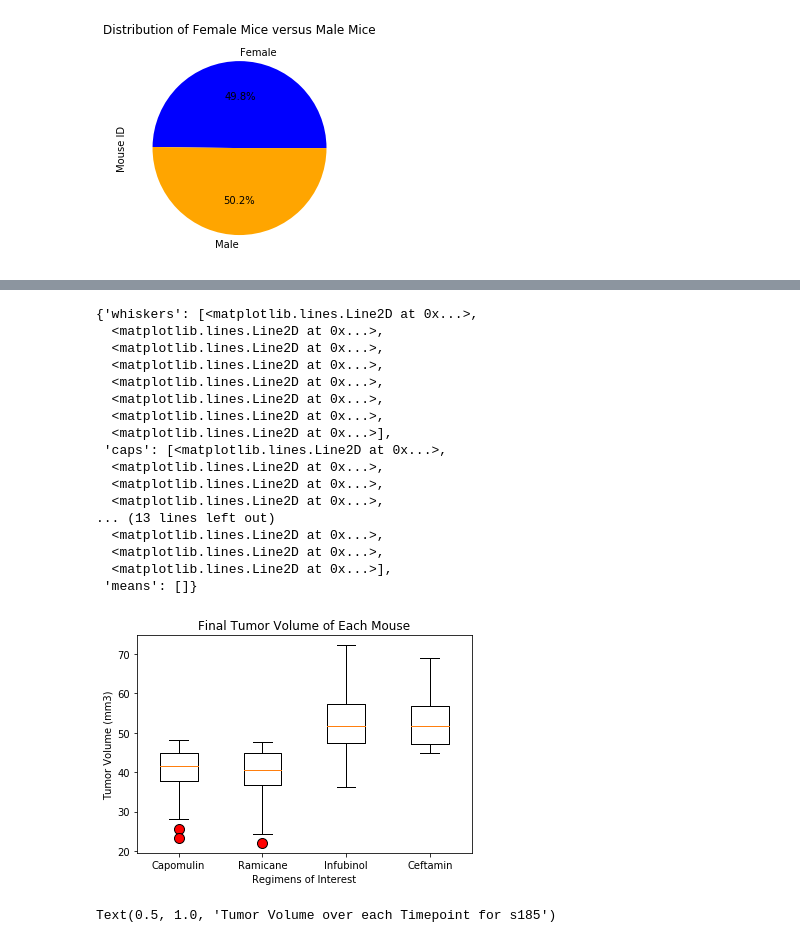
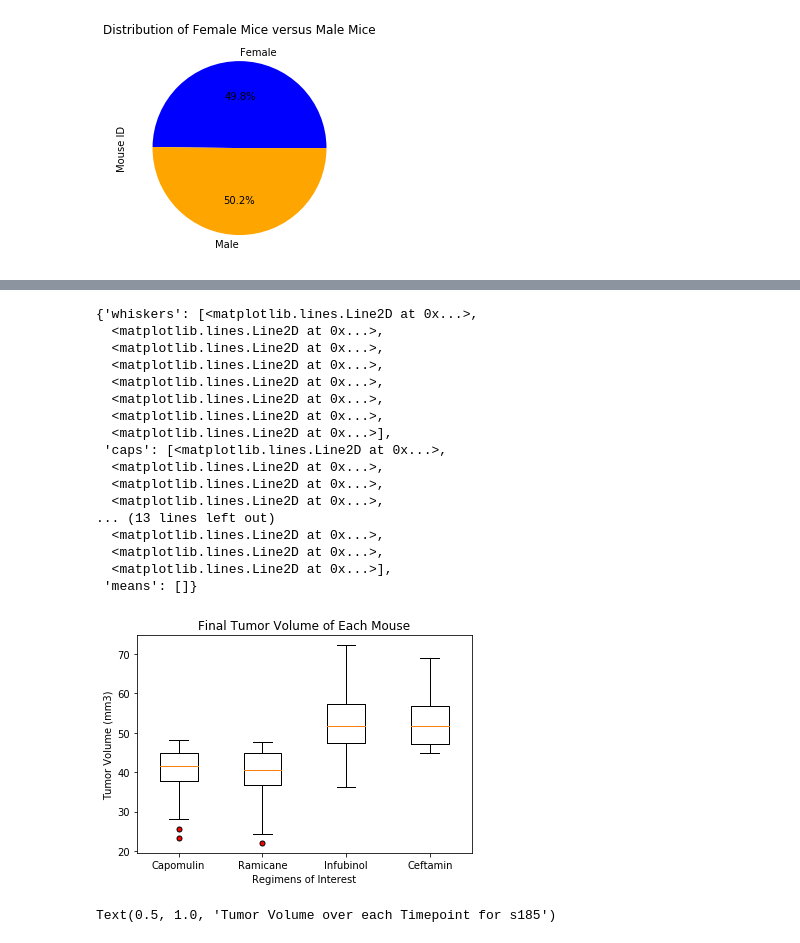
Before and after one commit to ognjenstrbanovic/APIs-vacation-spots, a Jupyter notebook: matplotlib-challenge/Matplotlib Homework - The Power of Plots.ipynb, the cells around one changed output, grey strips where cells are left out. Saved outputs shown, nothing was run; the diff lists cells and outputs as text; code cells hidden in the pictures.

```diff
--- a/matplotlib-challenge/Matplotlib Homework - The Power of Plots.ipynb
+++ b/matplotlib-challenge/Matplotlib Homework - The Power of Plots.ipynb
@@ -172,31 +225,32 @@ ceftamin_upper_bound = ceftamin_upperq + (1.5*ceftamin_iqr)
 # %%
-# Generate a box plot of the final tumor volume of each mouse across four regimens of interest
+# Generate a box plot of the final tumor volume of each mouse across four regimens of interest.
 fig1, ax1 = plt.subplots()
 ax1.set_title("Final Tumor Volume of Each Mouse")
 ax1.set_ylabel("Tumor Volume (mm3)")
 ax1.set_xlabel("Regimens of Interest")
 ax1.set_xticklabels(["Capomulin", "Ramicane", "Infubinol", "Ceftamin"])
-# Highlight any potential outliers in the plot by changing their color and style
-flierprops_capomulin = dict(marker = "o", markerfacecolor = "red", markersize = 10, markeredgecolor = "black")
+# Highlight any potential outliers in the plot by changing their color and style.
+flierprops_capomulin = dict(marker = ".", markerfacecolor = "red", markersize = 10, markeredgecolor = "black")
+# Combine our data into one variable to hold the four regimens of interest.
 four_regimens = [capomulin, ramicane, infubinol, ceftamin]
 ax1.boxplot(four_regimens, flierprops = flierprops_capomulin)
 # %% [output]
 {'whiskers': [<matplotlib.lines.Line2D at 0x...>,
   <matplotlib.lines.Line2D at 0x...>,
   <matplotlib.lines.Line2D at 0x...>,
   <matplotlib.lines.Line2D at 0x...>,
   <matplotlib.lines.Line2D at 0x...>,
   <matplotlib.lines.Line2D at 0x...>,
   <matplotlib.lines.Line2D at 0x...>,
   <matplotlib.lines.Line2D at 0x...>],
  'caps': [<matplotlib.lines.Line2D at 0x...>,
   <matplotlib.lines.Line2D at 0x...>,
   <matplotlib.lines.Line2D at 0x...>,
   <matplotlib.lines.Line2D at 0x...>,
 ... (13 lines left out)
   <matplotlib.lines.Line2D at 0x...>,
   <matplotlib.lines.Line2D at 0x...>,
   <matplotlib.lines.Line2D at 0x...>],
  'means': []}
-[figure, old version]
+[figure, new version]
 # %%
```
Also changed, not shown: parts of 16 cells of this notebook.
